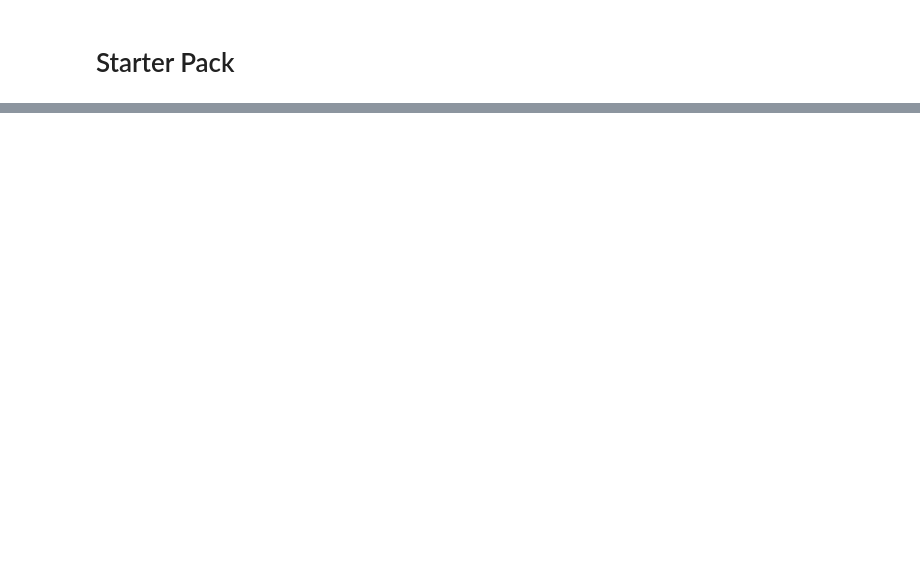
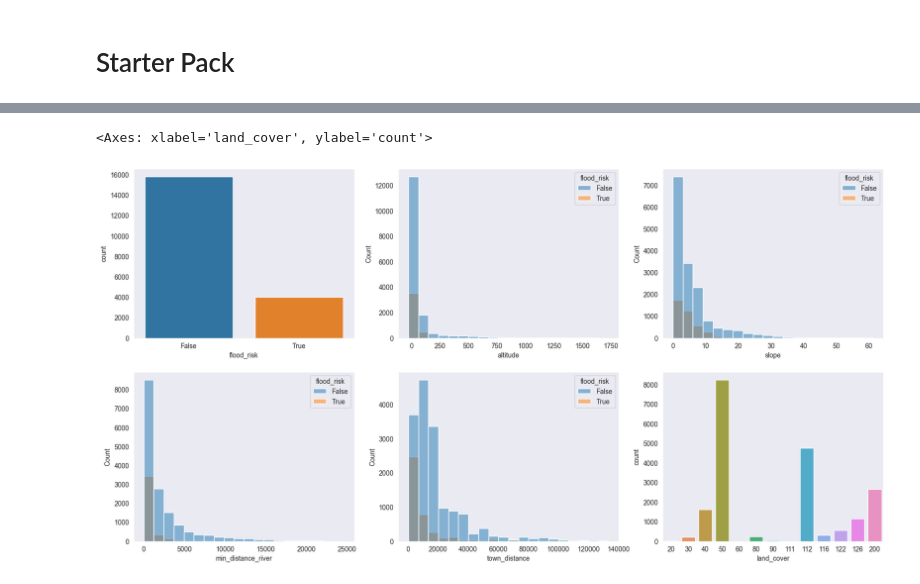
Before and after one commit to keanteng/flood_risk_model_2, a Jupyter notebook: 16regression.ipynb, the cells around one changed output, grey strips where cells are left out. Cells and saved outputs as stored; diff of their text form; code cells hidden in the pictures; blank space fills up the shorter version.

```diff
--- a/16regression.ipynb
+++ b/16regression.ipynb
@@ -31,0 +99,24 @@ data = data[columns]
+# %%
+# use histogram and count plot to check on other columns
+plt.figure(figsize=(20, 10))
+
+plt.subplot(2, 3, 1)
+sns.countplot(data = data, x = 'flood_risk')
+
+plt.subplot(2, 3, 2)
+sns.histplot(data = data, x = 'altitude', hue = 'flood_risk', bins = 20)
+
+plt.subplot(2, 3, 3)
+sns.histplot(data = data, x = 'slope', hue = 'flood_risk', bins = 20)
+
+plt.subplot(2, 3, 4)
+sns.histplot(data = data, x = 'min_distance_river', hue = 'flood_risk', bins = 20)
+
+plt.subplot(2, 3, 5)
+sns.histplot(data = data, x = 'town_distance', hue = 'flood_risk', bins = 20)
+
+plt.subplot(2, 3, 6)
+sns.countplot(data = data, x = 'land_cover')
+# %% [output]
+<Axes: xlabel='land_cover', ylabel='count'>
+[figure, added]
```
Also changed, not shown: parts of 35 cells of this notebook, 2 other files.
